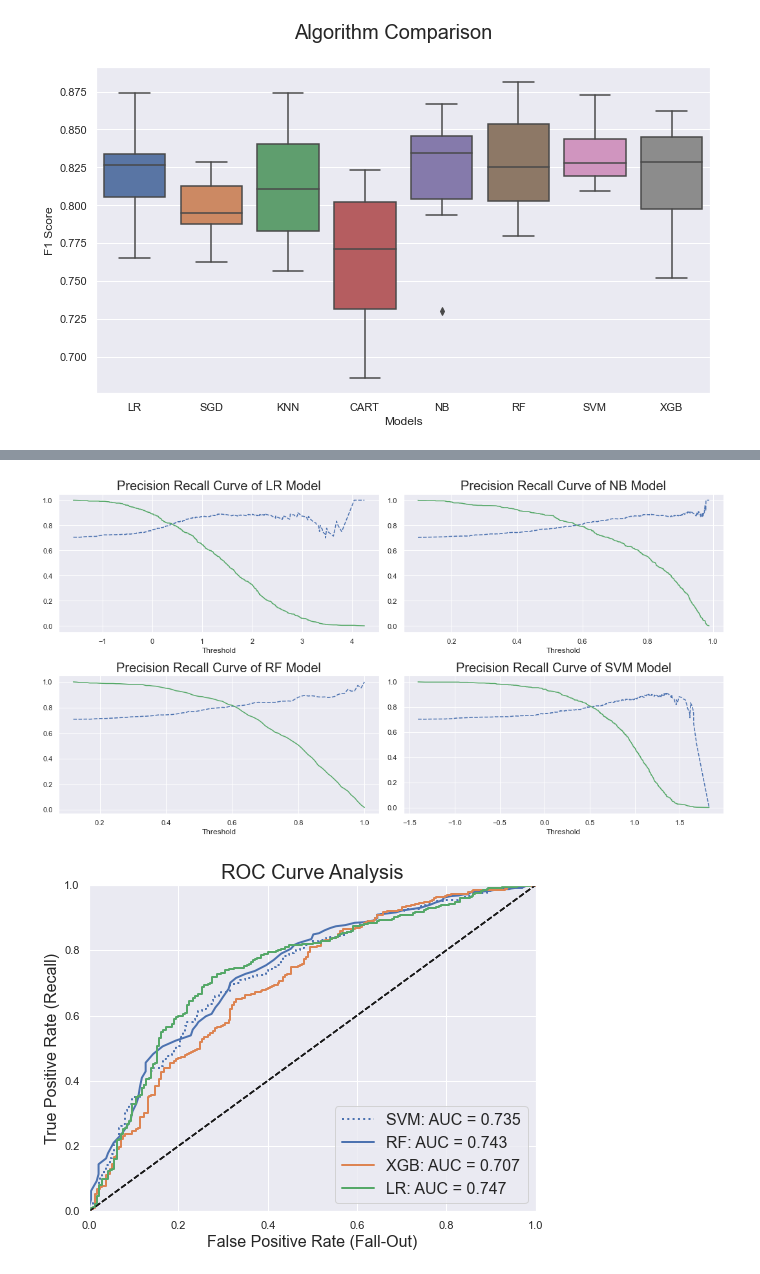
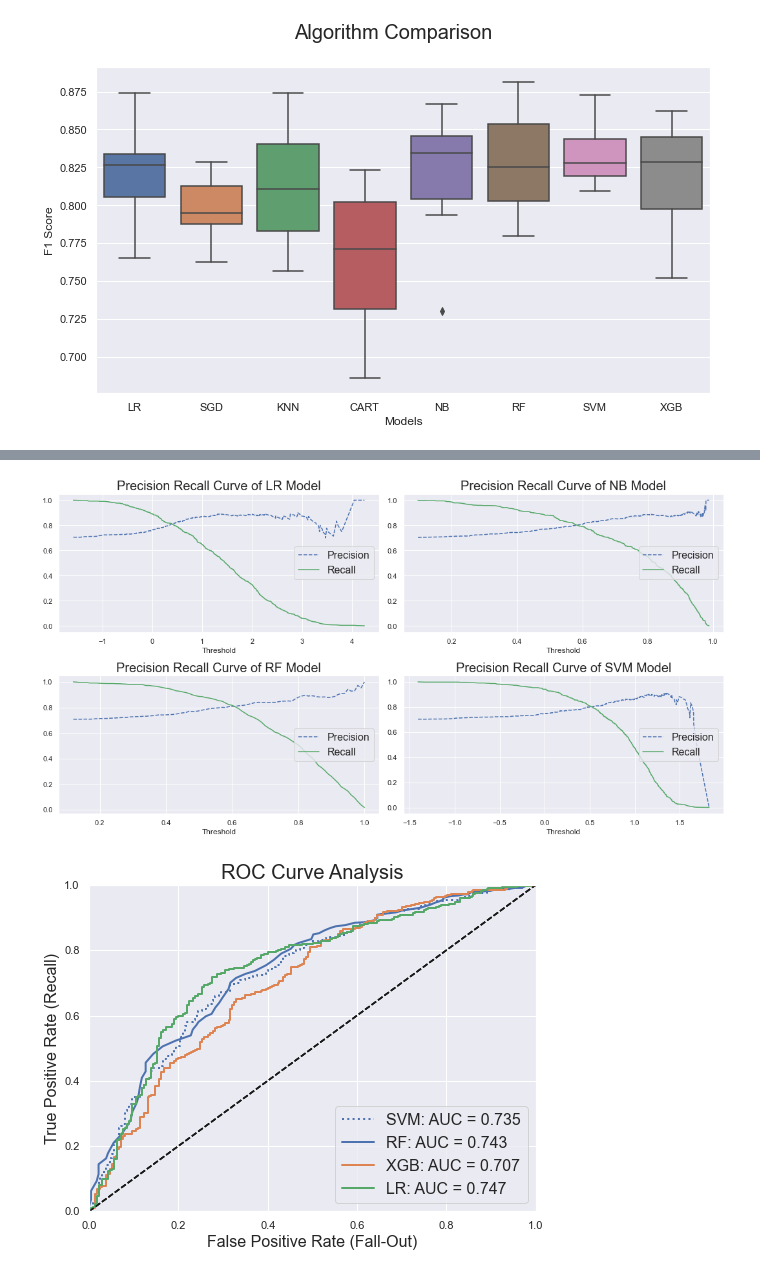
Before and after one commit to jpzambranoleon/german-credit-data-project, a Jupyter notebook: model.ipynb, the cells around one changed output, grey strips where cells are left out. Drawn from its saved outputs; the diff is of its cells as text; code cells hidden in the pictures.

```diff
--- a/model.ipynb
+++ b/model.ipynb
@@ -270,7 +301,6 @@ from sklearn.metrics import precision_recall_curve
 
 y_scores_lr = cross_val_predict(clf_lr, train_data_prepared, y_train, cv=kfold, method='decision_function')
 precisions_lr, recalls_lr, thresholds_lr = precision_recall_curve(y_train, y_scores_lr)
-
 
 y_probas_nb = cross_val_predict(clf_nb, train_data_prepared, y_train, cv=kfold, method='predict_proba')
 y_scores_nb = y_probas_nb[:, 1] # score = proba of positive class
@@ -280,34 +310,38 @@ y_probas_rf = cross_val_predict(clf_rf, train_data_prepared, y_train, cv=kfold,
 y_scores_rf = y_probas_rf[:, 1]
 precisions_rf, recalls_rf, thresholds_rf = precision_recall_curve(y_train, y_scores_rf)
 
 y_scores_svm = cross_val_predict(clf_svm, train_data_prepared, y_train, cv=kfold, method='decision_function')
 precisions_svm, recalls_svm, thresholds_svm = precision_recall_curve(y_train, y_scores_svm)
 
 fig, ((ax1, ax2), (ax3, ax4)) = plt.subplots(2, 2, figsize=(15, 8))
 ax1.plot(thresholds_lr, precisions_lr[:-1], 'b--', label="Precision")
 ax1.plot(thresholds_lr, recalls_lr[:-1], 'g-', label="Recall")
+ax1.legend(loc="center right", fontsize=16)
 ax1.set_title("Precision Recall Curve of LR Model", fontsize=20)
 ax1.set_xlabel("Threshold")
 
 ax2.plot(thresholds_nb, precisions_nb[:-1], 'b--', label="Precision")
 ax2.plot(thresholds_nb, recalls_nb[:-1], 'g-', label="Recall")
+ax2.legend(loc="center right", fontsize=16)
 ax2.set_title("Precision Recall Curve of NB Model", fontsize=20)
 ax2.set_xlabel("Threshold")
 
 ax3.plot(thresholds_rf, precisions_rf[:-1], 'b--', label="Precision")
 ax3.plot(thresholds_rf, recalls_rf[:-1], 'g-', label="Recall")
+ax3.legend(loc="center right", fontsize=16)
 ax3.set_title("Precision Recall Curve of RF Model", fontsize=20)
 ax3.set_xlabel("Threshold")
 
 ax4.plot(thresholds_svm, precisions_svm[:-1], 'b--', label="Precision")
 ax4.plot(thresholds_svm, recalls_svm[:-1], 'g-', label="Recall")
+ax4.legend(loc="center right", fontsize=16)
 ax4.set_title("Precision Recall Curve of SVM Model", fontsize=20)
 ax4.set_xlabel("Threshold")
 
 plt.tight_layout()
 plt.show()
 # %% [output]
-[figure, old version]
+[figure, new version]
 # %%
 from sklearn.model_selection import cross_val_predict
 from sklearn.metrics import roc_curve, roc_auc_score
```
Also changed, not shown: parts of 1 cell of this notebook.
